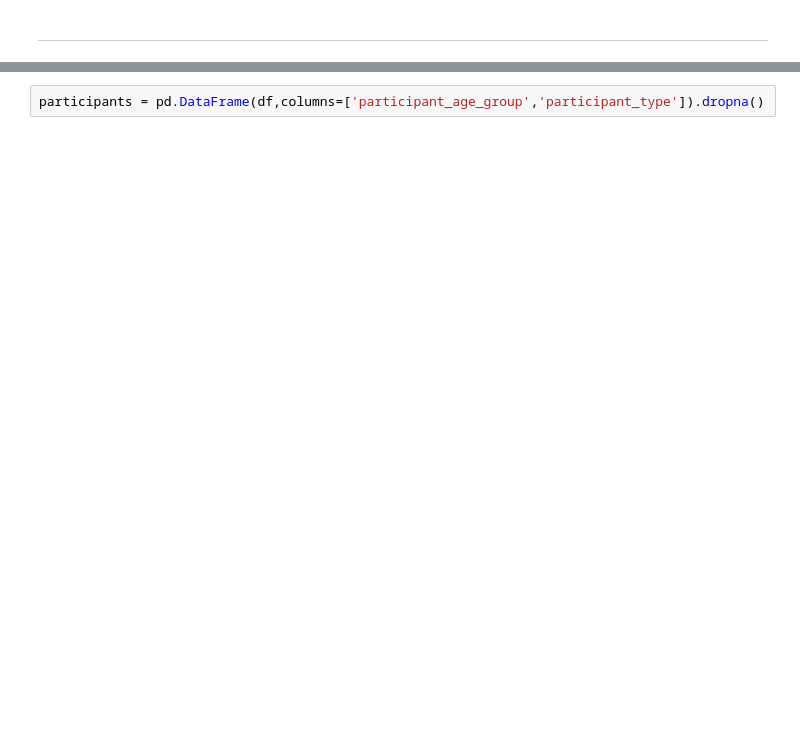
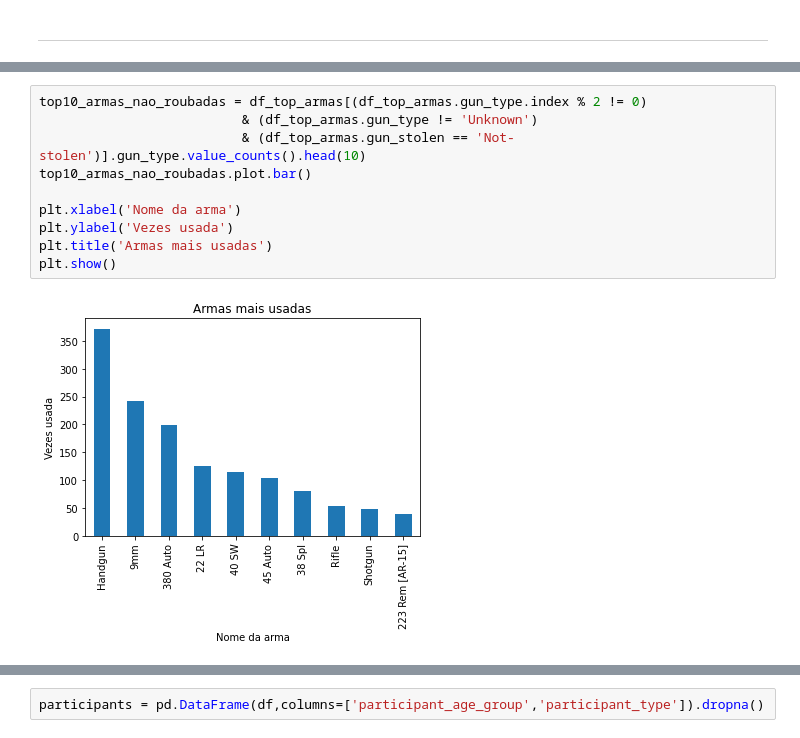
Before and after one commit to ubiratann/CK0223, a Jupyter notebook: Notebook_for_Gun_Violence_Data.ipynb, the cells around one changed output, grey strips where cells are left out. Saved outputs shown, nothing was run; the diff lists cells and outputs as text; blank space fills up the shorter version.

```diff
--- a/Notebook_for_Gun_Violence_Data.ipynb
+++ b/Notebook_for_Gun_Violence_Data.ipynb
@@ -119,0 +126,12 @@ plt.show()
+# %%
+top10_armas_nao_roubadas = df_top_armas[(df_top_armas.gun_type.index % 2 != 0)
+                          & (df_top_armas.gun_type != 'Unknown')
+                          & (df_top_armas.gun_stolen == 'Not-stolen')].gun_type.value_counts().head(10)
+top10_armas_nao_roubadas.plot.bar()
+
+plt.xlabel('Nome da arma')
+plt.ylabel('Vezes usada')
+plt.title('Armas mais usadas')
+plt.show()
+# %% [output]
+[figure, added]
```
Also changed, not shown: parts of 81 cells of this notebook.
